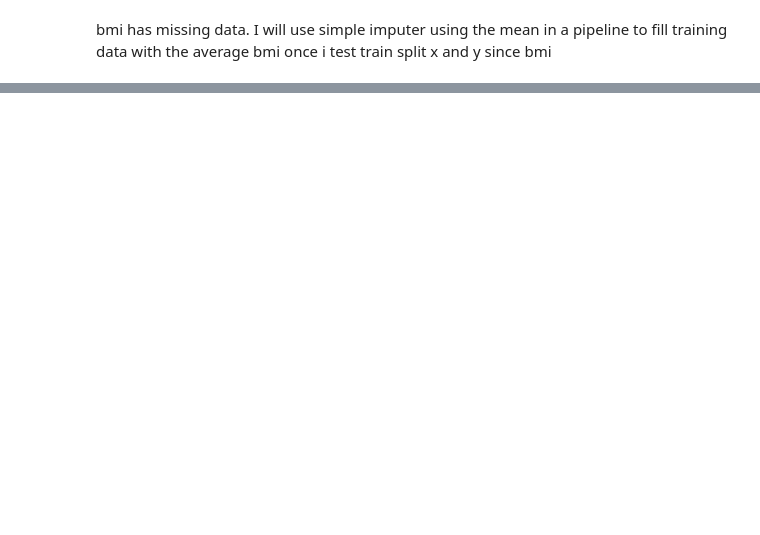
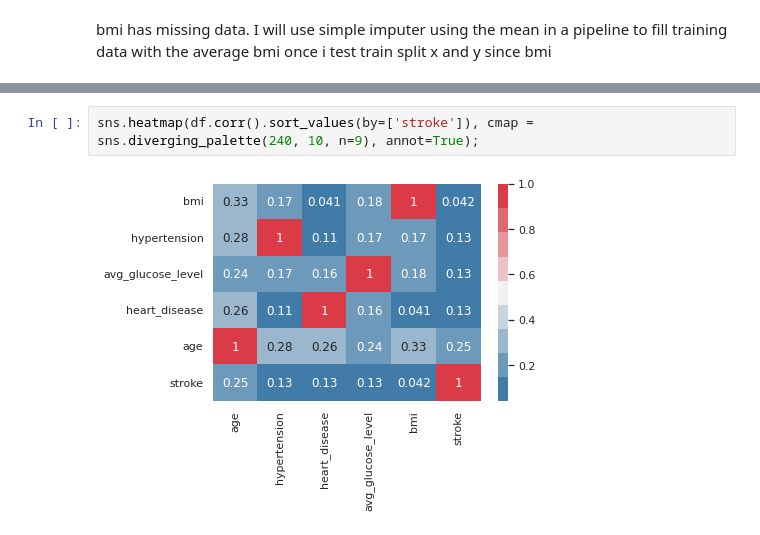
Before and after one commit to Davianka/stroke-prediction, a Jupyter notebook: project_2.ipynb, the cells around one changed output, grey strips where cells are left out. Saved outputs shown, nothing was run; the diff lists cells and outputs as text; blank space fills up the shorter version.

```diff
--- a/project_2.ipynb
+++ b/project_2.ipynb
@@ -265,0 +285,4 @@ bmi has missing data.  I will use simple imputer using the mean  in a pipeline t
+# %%
+sns.heatmap(df.corr().sort_values(by=['stroke']), cmap = sns.diverging_palette(240, 10, n=9), annot=True);
+# %% [output]
+[figure, added]
```
Also changed, not shown: parts of 28 cells of this notebook.
